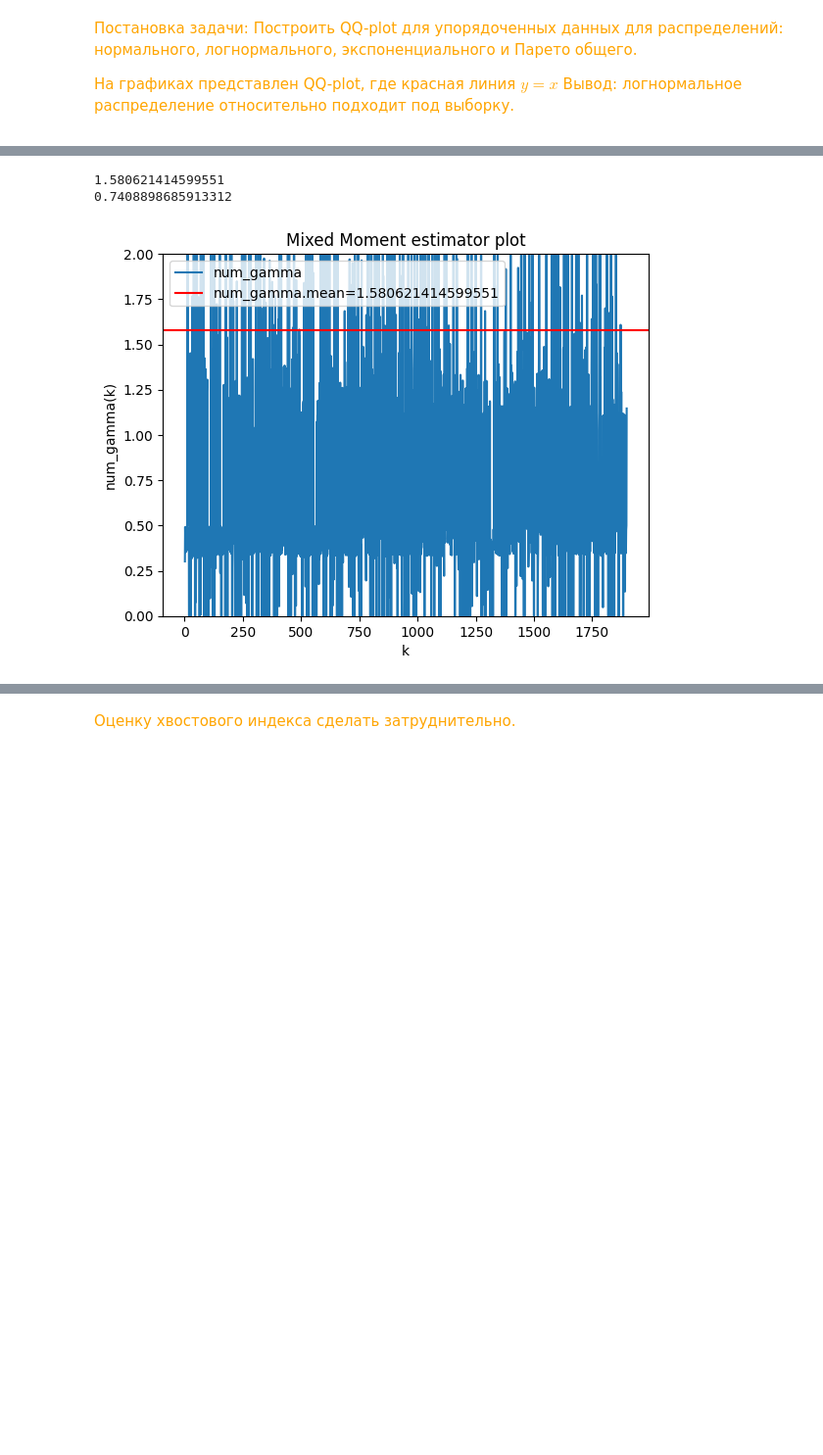
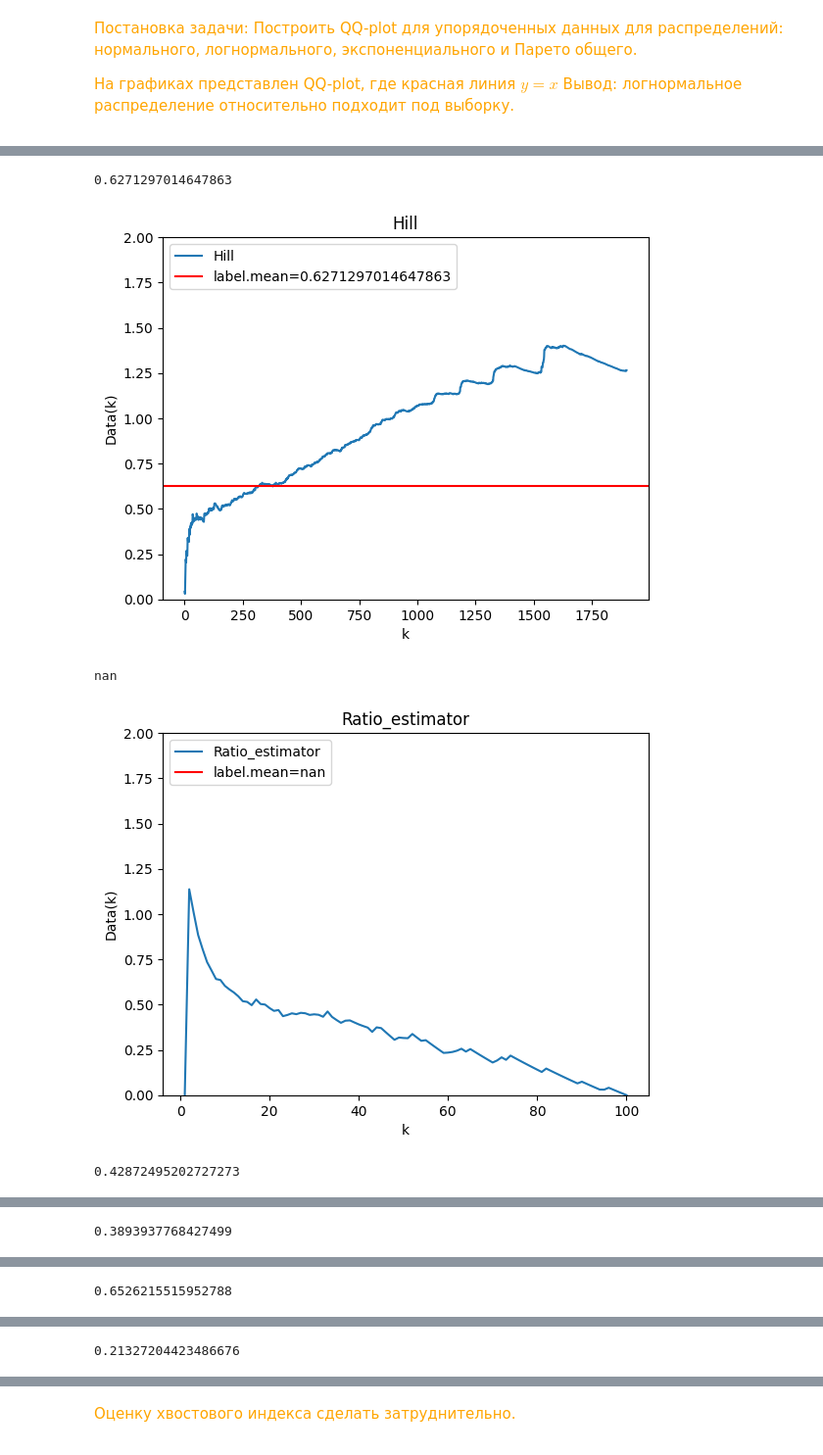
Before and after one commit to Mikhaelyes/Diploma, a Jupyter notebook: Diploma.ipynb, the cells around one changed output, grey strips where cells are left out. Shown: that part at 98% size. Drawn from its saved outputs; the diff is of its cells as text; code cells hidden in the pictures; blank space fills up the shorter version.

```diff
--- a/Diploma.ipynb
+++ b/Diploma.ipynb
@@ -262,3 +303,4 @@ REst = Ratio_estimator(X)
 GammaM_data = Moment_estimator(X)
 GammaUH = UH_estimator(X)
 GammaP = Pickands_estimator(X)
+num_gamma = Mixed_moment(X)
@@ -338,51 +307,14 @@ plt.show()
-# %%
-def Gamma_mixed_moment(X):
-    num_gamma = []
-    GammaMM_k = 0
-    L_MM_n = 0
-    M_MM_n = 0
-    MM_phi = 0
-
-    for k in range(1, len(X)):
-    #    print(k)
-        L_MM_n = 1 - (1/k) * np.sum(np.divide(X[-1-k], X[-1:(-1-k):-1]))
-    #    print('1', L_MM_n)
-
-        M_MM_n = (1/k) * np.sum(np.log(np.divide(X[-1:(-1-k):-1], X[-1-k])))
-    #    print('2', M_MM_n)
-
-        MM_phi = np.divide((M_MM_n - L_MM_n), np.multiply(L_MM_n, L_MM_n))
-    #    print('3', MM_phi)
-
-        GammaMM_k = np.divide((MM_phi - 1), (1 + 2 * np.min((MM_phi - 1), 0)))
-    #    print('4', GammaMM_k)
-
-        num_gamma.append(GammaMM_k)
-
-    return num_gamma
-
-num_gamma = Gamma_mixed_moment(X)
-#print('5', num_gamma)
-# %%
-PltN = np.arange(1, len(X), 1)
-
-out = pd.Series(num_gamma)
-print(out.mean())
-print(out[(out<2) & (out>0)].mean())
-
-legend1 = []
-plt.plot(PltN, num_gamma)
-plt.axhline(y = out[0:len(PltN)].mean(), color = 'r', linestyle = '-')
-legend1.append("num_gamma")
-legend1.append(f"num_gamma.mean={out[0:len(PltN)].mean()}")
-plt.xlabel('k') #Подпись для оси х
-plt.ylabel('num_gamma(k)') #Подпись для оси y
-plt.title('Mixed Moment estimator plot') #Название
-plt.ylim(0, 2)
-plt.legend(legend1, loc="upper left")
-#plt.savefig(my_path + '/Exercise53.png')
-plt.show()
-# %% [output]
-1.580621414599551
-0.7408898685913312
-[figure, removed]
+# %%
+interval = slice(200, 500)
+plot_est(GammaH, interval, label='Hill')
+plot_est(REst, interval, label='Ratio_estimator')
+plot_est(GammaM_data, label='Moment_estimator')
+plot_est(GammaUH, label='UH_estimator')
+plot_est(GammaP, label='Pickands_estimator')
+plot_est(num_gamma, label='Mixed_moment')
+# %% [output]
+0.6271297014647863
+[figure, added]
+nan
+[figure, added]
+0.42872495202727273
@@ -388,0 +322 @@ plt.show()
+0.3893937768427499
@@ -388,0 +324 @@ plt.show()
+0.6526215515952788
@@ -388,0 +326 @@ plt.show()
+0.21327204423486676
```
Also changed, not shown: parts of 11 cells of this notebook.
